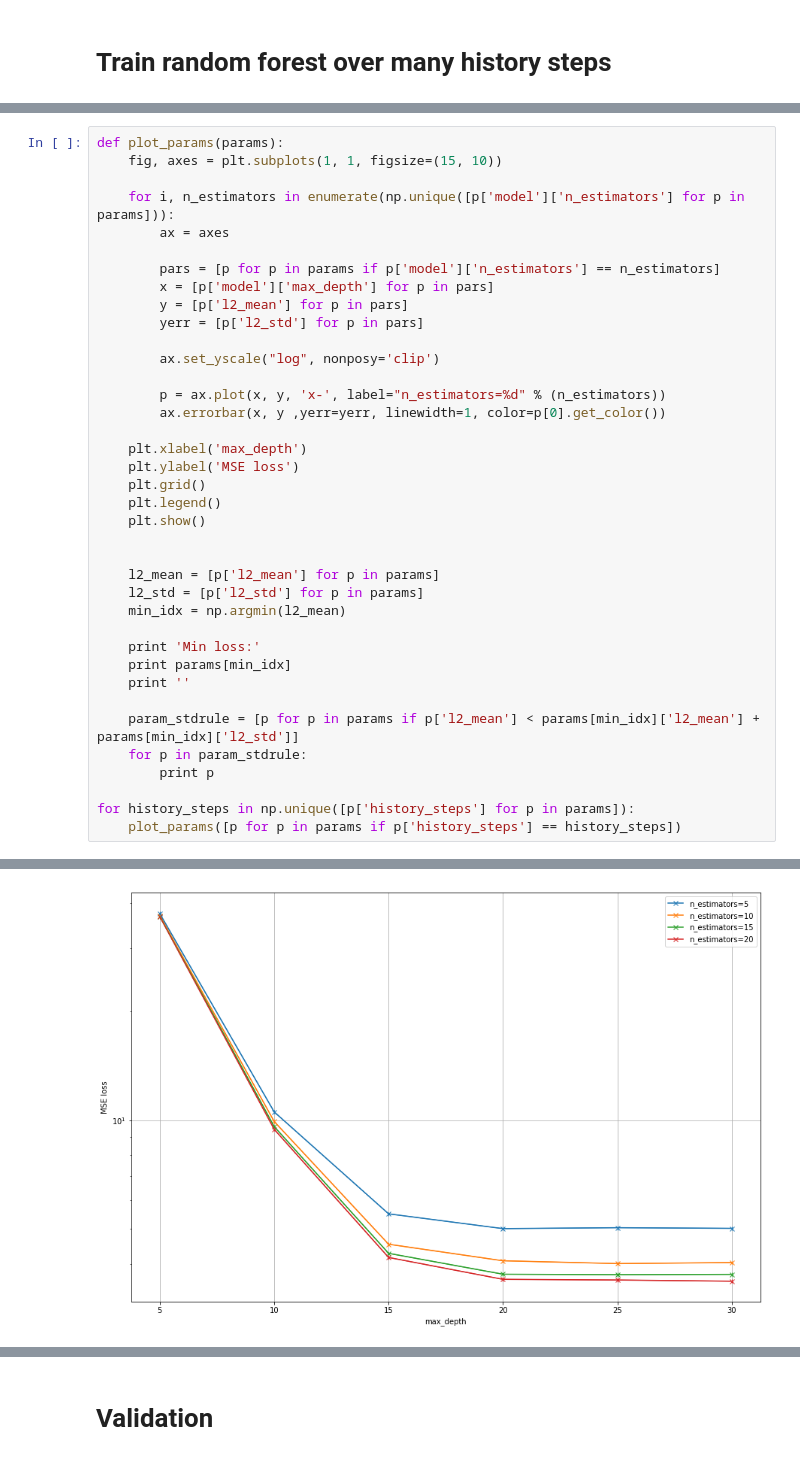
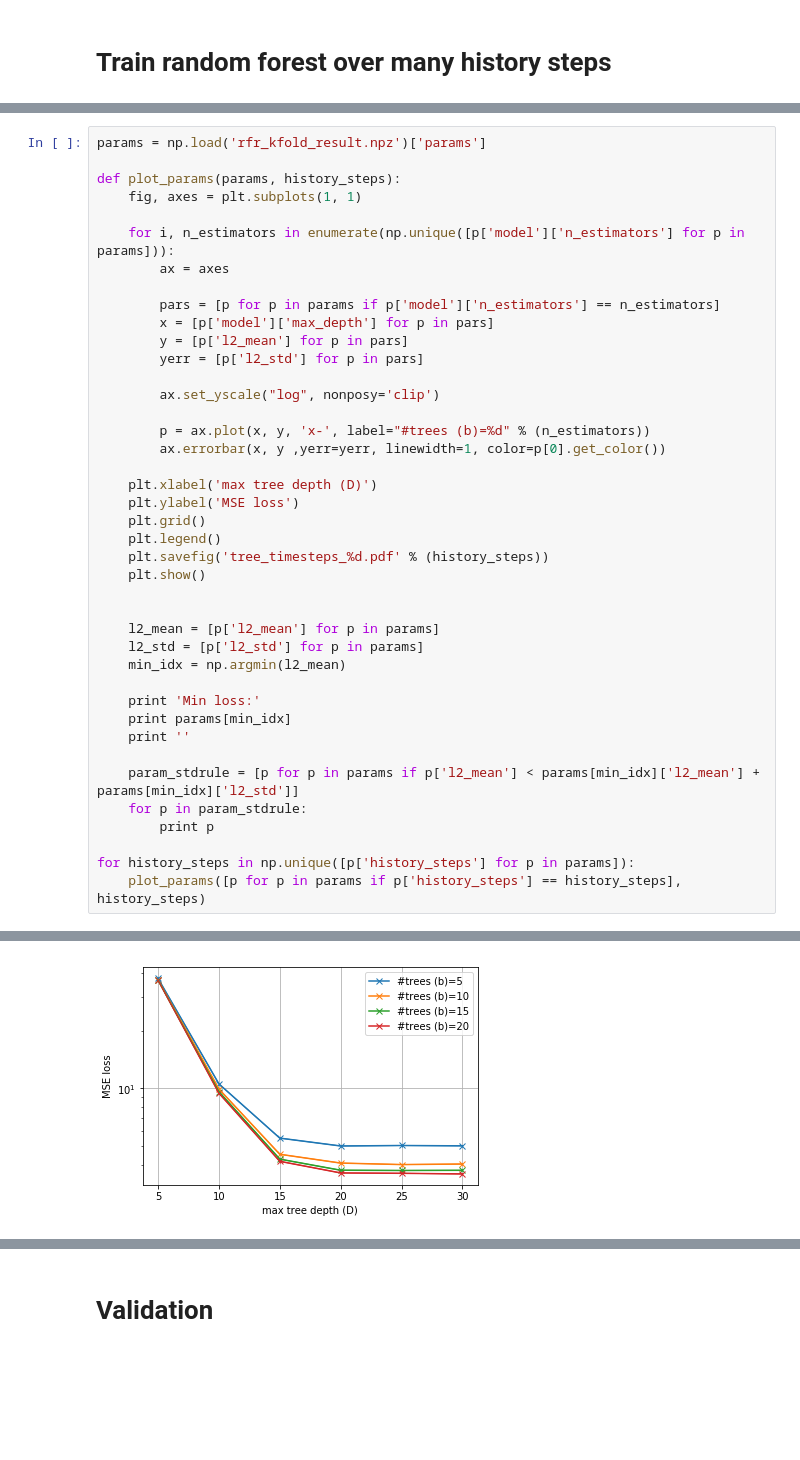
Before and after one commit to kvour/Intro_ML_Project, a Jupyter notebook: random_forest/01_basic.ipynb, the cells around one changed output, grey strips where cells are left out. Drawn from its saved outputs; the diff is of its cells as text; blank space fills up the shorter version.

```diff
--- a/random_forest/01_basic.ipynb
+++ b/random_forest/01_basic.ipynb
@@ -124,6 +123,8 @@ np.savez_compressed('rfr_kfold_result.npz', params=params)
 # %%
-def plot_params(params):
-    fig, axes = plt.subplots(1, 1, figsize=(15, 10))
+params = np.load('rfr_kfold_result.npz')['params']
+
+def plot_params(params, history_steps):
+    fig, axes = plt.subplots(1, 1)
 
     for i, n_estimators in enumerate(np.unique([p['model']['n_estimators'] for p in params])):
         ax = axes
@@ -135,13 +136,14 @@ def plot_params(params):
 
         ax.set_yscale("log", nonposy='clip')
 
-        p = ax.plot(x, y, 'x-', label="n_estimators=%d" % (n_estimators))
+        p = ax.plot(x, y, 'x-', label="#trees (b)=%d" % (n_estimators))
         ax.errorbar(x, y ,yerr=yerr, linewidth=1, color=p[0].get_color())
 
-    plt.xlabel('max_depth')
+    plt.xlabel('max tree depth (D)')
     plt.ylabel('MSE loss')
     plt.grid()
     plt.legend()
+    plt.savefig('tree_timesteps_%d.pdf' % (history_steps))
     plt.show()
 
 
@@ -158,5 +160,5 @@ def plot_params(params):
         print p
 
 for history_steps in np.unique([p['history_steps'] for p in params]):
-    plot_params([p for p in params if p['history_steps'] == history_steps])
+    plot_params([p for p in params if p['history_steps'] == history_steps], history_steps)
 # %% [output]
@@ -164,9 +166,9 @@ for history_steps in np.unique([p['history_steps'] for p in params]):
 Min loss:
 {'history_steps': 1, 'model': {'n_estimators': 20, 'n_jobs': 7, 'max_depth': 30}, 'l2_std': 0.03293898981310702, 'l2_mean': 3.476671701511296}
 
 {'history_steps': 1, 'model': {'n_estimators': 20, 'n_jobs': 7, 'max_depth': 20}, 'l2_std': 0.04380312562012242, 'l2_mean': 3.505745083556394}
 {'history_steps': 1, 'model': {'n_estimators': 20, 'n_jobs': 7, 'max_depth': 30}, 'l2_std': 0.03293898981310702, 'l2_mean': 3.476671701511296}
-[figure, old version]
+[figure, new version]
 Min loss:
 {'history_steps': 3, 'model': {'n_estimators': 20, 'n_jobs': 7, 'max_depth': 30}, 'l2_std': 0.041767808720152504, 'l2_mean': 3.5843275890256985}
 
```
Also changed, not shown: parts of 3 cells of this notebook, 1 other file.
